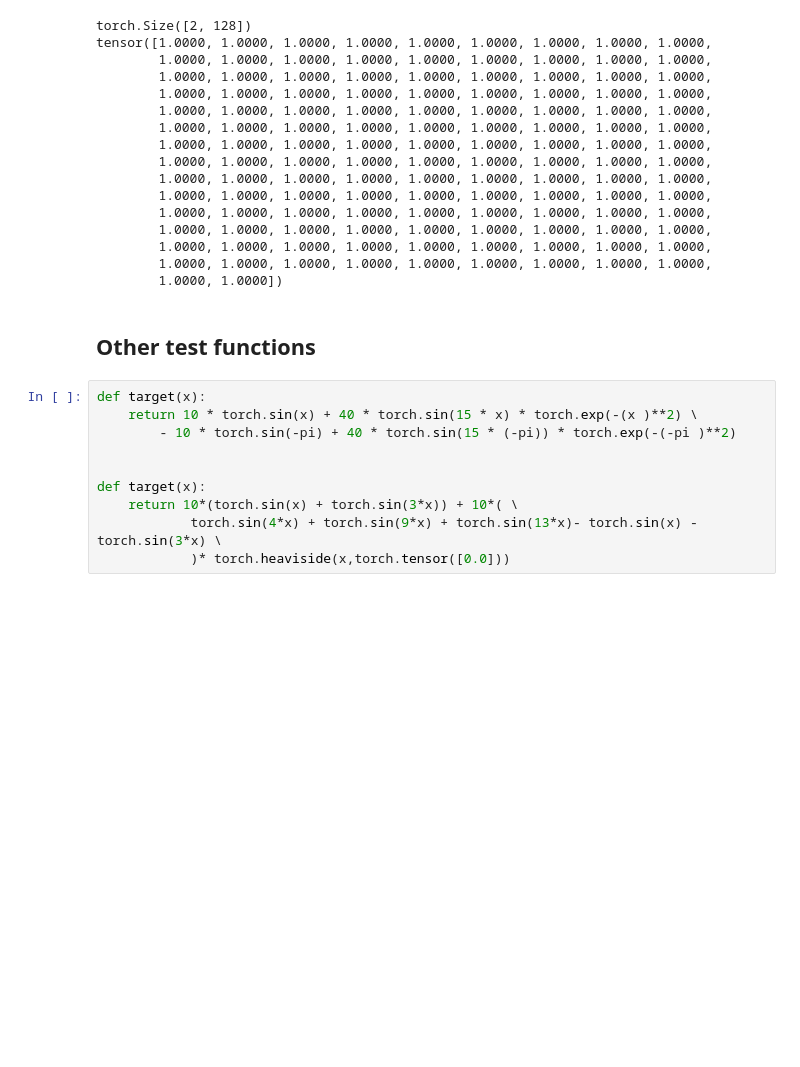
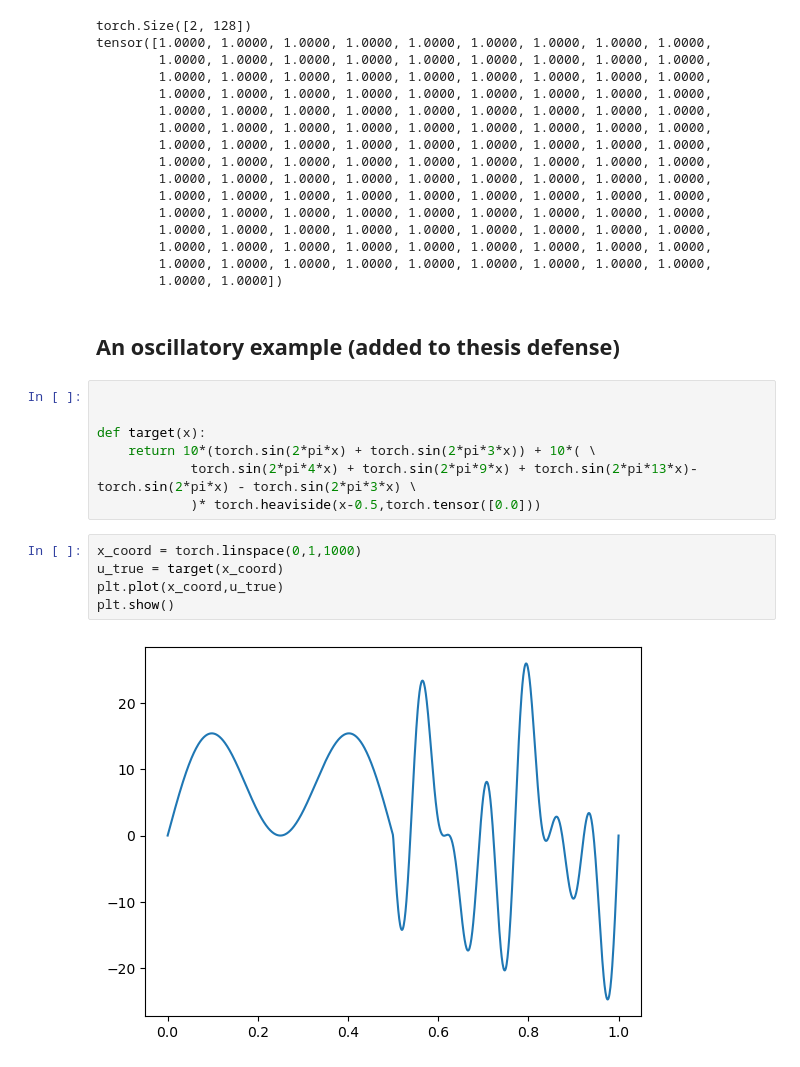
Before and after one commit to georgexxu/RandomizedOGA, a Jupyter notebook: L2minimization/OGA1dArctanExample.ipynb, the cells around one changed output. Drawn from its saved outputs; the diff is of its cells as text; blank space fills up the shorter version.

```diff
--- a/L2minimization/OGA1dArctanExample.ipynb
+++ b/L2minimization/OGA1dArctanExample.ipynb
@@ -751,15 +745,19 @@ tensor([1.0000, 1.0000, 1.0000, 1.0000, 1.0000, 1.0000, 1.0000, 1.0000, 1.0000,
         1.0000, 1.0000, 1.0000, 1.0000, 1.0000, 1.0000, 1.0000, 1.0000, 1.0000,
         1.0000, 1.0000, 1.0000, 1.0000, 1.0000, 1.0000, 1.0000, 1.0000, 1.0000,
         1.0000, 1.0000])
-# %% [markdown]
-## Other test functions
+# %% [markdown]
+## An oscillatory example  (added to thesis defense)
 # %%
-def target(x):
-    return 10 * torch.sin(x) + 40 * torch.sin(15 * x) * torch.exp(-(x )**2) \
-        - 10 * torch.sin(-pi) + 40 * torch.sin(15 * (-pi)) * torch.exp(-(-pi )**2)
 
 
 def target(x):
-    return 10*(torch.sin(x) + torch.sin(3*x)) + 10*( \
-            torch.sin(4*x) + torch.sin(9*x) + torch.sin(13*x)- torch.sin(x) - torch.sin(3*x) \
-            )* torch.heaviside(x,torch.tensor([0.0]))
+    return 10*(torch.sin(2*pi*x) + torch.sin(2*pi*3*x)) + 10*( \
+            torch.sin(2*pi*4*x) + torch.sin(2*pi*9*x) + torch.sin(2*pi*13*x)- torch.sin(2*pi*x) - torch.sin(2*pi*3*x) \
+            )* torch.heaviside(x-0.5,torch.tensor([0.0]))
+# %%
+x_coord = torch.linspace(0,1,1000)
+u_true = target(x_coord)
+plt.plot(x_coord,u_true)
+plt.show()
+# %% [output]
+[figure, added]
```
Also changed, not shown: parts of 3 cells of this notebook, 4 other files.
